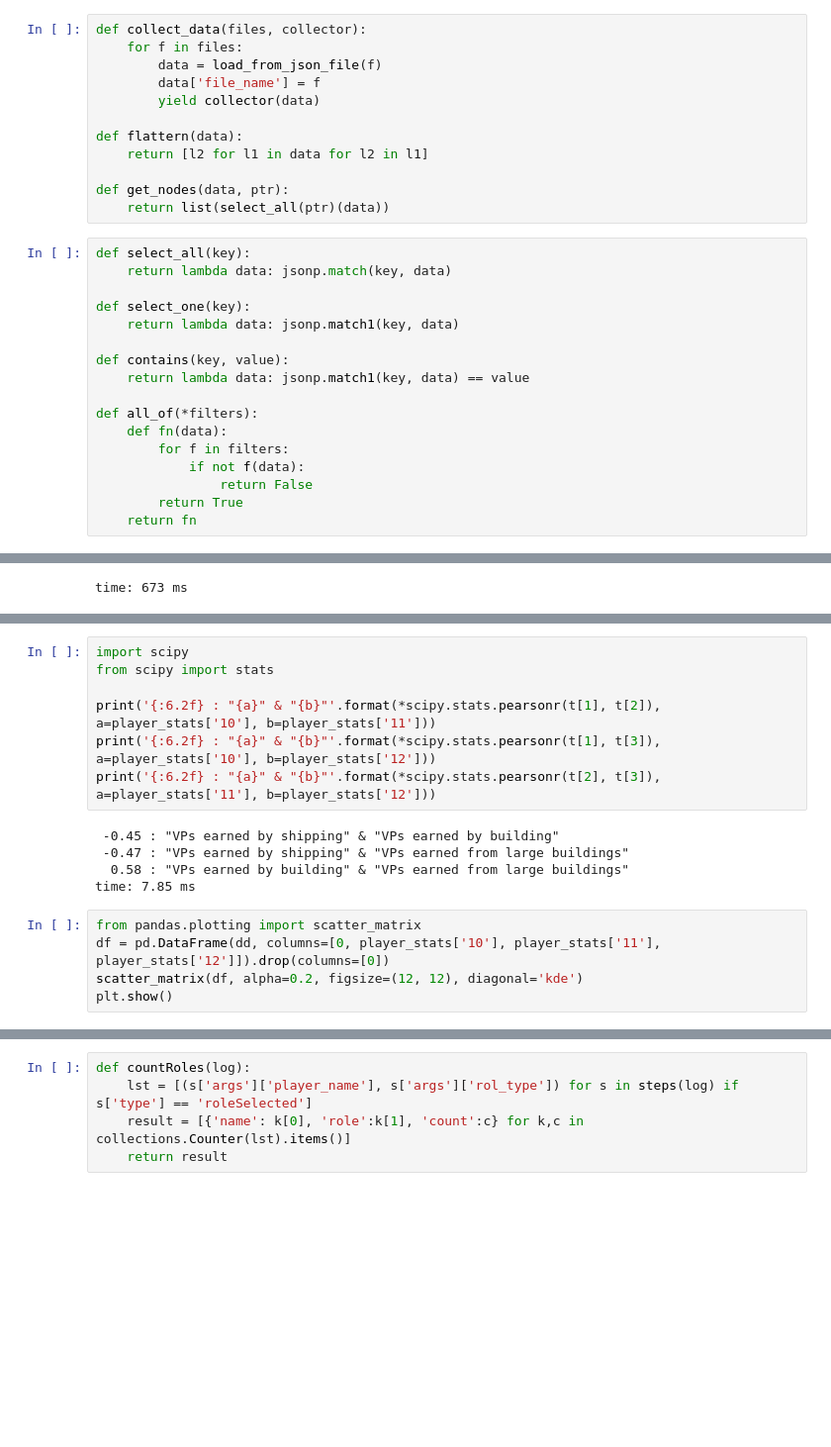
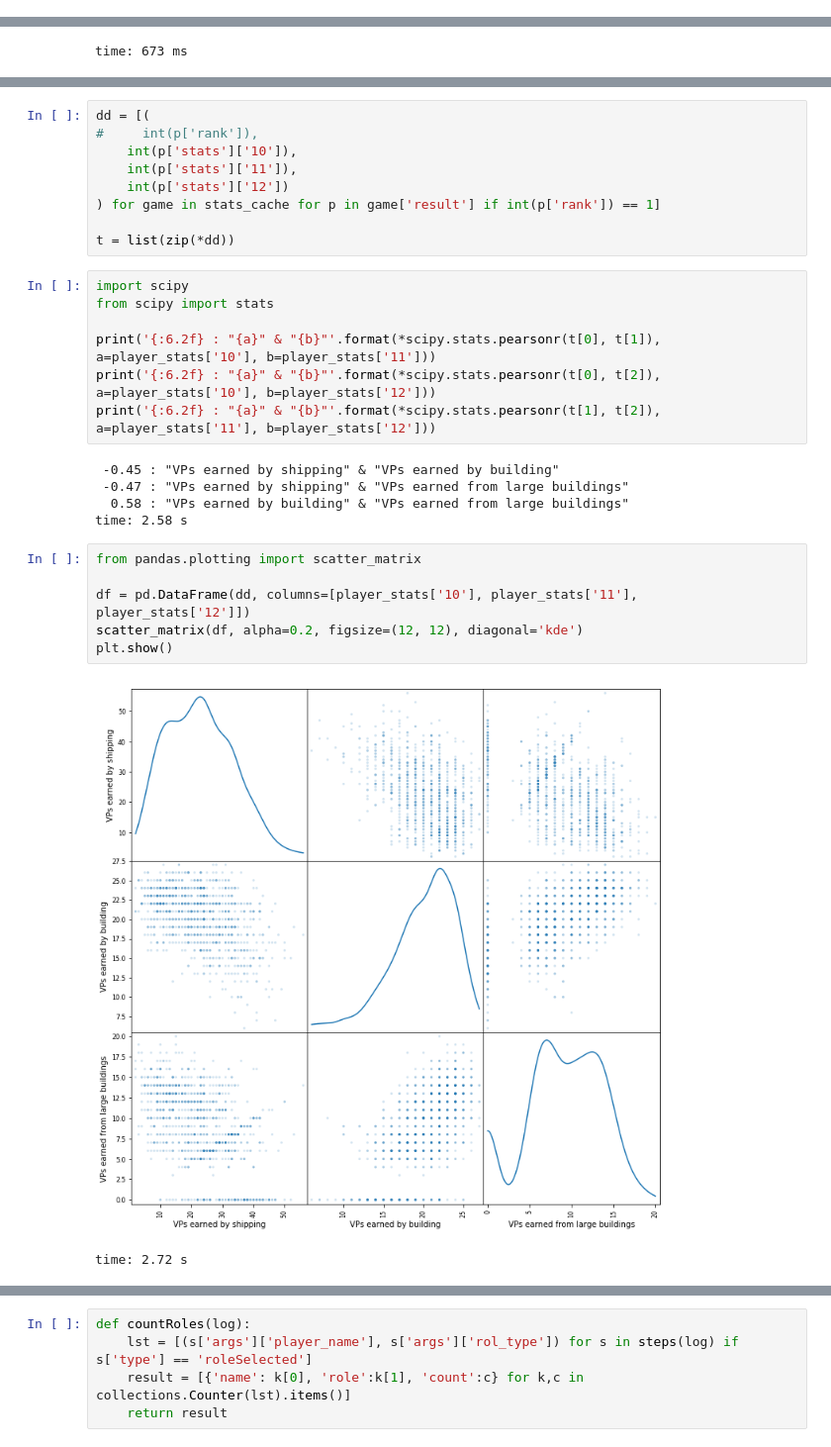
Before and after one commit to xiwix/binder, a Jupyter notebook: bga.puertorico.analyze.ipynb, the cells around one changed output, grey strips where cells are left out. Shown: that part at 99% size. Saved outputs shown, nothing was run; the diff lists cells and outputs as text; blank space fills up the shorter version.

```diff
--- a/bga.puertorico.analyze.ipynb
+++ b/bga.puertorico.analyze.ipynb
@@ -157,29 +17,0 @@ def display_side_by_side(*args):
-# %%
-def collect_data(files, collector):
-    for f in files:
-        data = load_from_json_file(f)
-        data['file_name'] = f
-        yield collector(data)
-
-def flattern(data):
-    return [l2 for l1 in data for l2 in l1]
-
-def get_nodes(data, ptr):
-    return list(select_all(ptr)(data))
-# %%
-def select_all(key):
-    return lambda data: jsonp.match(key, data)
-
-def select_one(key):
-    return lambda data: jsonp.match1(key, data)
-
-def contains(key, value):
-    return lambda data: jsonp.match1(key, data) == value
-
-def all_of(*filters):
-    def fn(data):
-        for f in filters:
-            if not f(data):
-                return False
-        return True
-    return fn
@@ -521,18 +300,31 @@ time: 843 ms
+# %%
+dd = [(
+#     int(p['rank']),
+    int(p['stats']['10']),
+    int(p['stats']['11']),
+    int(p['stats']['12'])
+) for game in stats_cache for p in game['result'] if int(p['rank']) == 1]
+
+t = list(zip(*dd))
 # %%
 import scipy
 from scipy import stats
 
-print('{:6.2f} : "{a}" & "{b}"'.format(*scipy.stats.pearsonr(t[1], t[2]), a=player_stats['10'], b=player_stats['11']))
-print('{:6.2f} : "{a}" & "{b}"'.format(*scipy.stats.pearsonr(t[1], t[3]), a=player_stats['10'], b=player_stats['12']))
-print('{:6.2f} : "{a}" & "{b}"'.format(*scipy.stats.pearsonr(t[2], t[3]), a=player_stats['11'], b=player_stats['12']))
+print('{:6.2f} : "{a}" & "{b}"'.format(*scipy.stats.pearsonr(t[0], t[1]), a=player_stats['10'], b=player_stats['11']))
+print('{:6.2f} : "{a}" & "{b}"'.format(*scipy.stats.pearsonr(t[0], t[2]), a=player_stats['10'], b=player_stats['12']))
+print('{:6.2f} : "{a}" & "{b}"'.format(*scipy.stats.pearsonr(t[1], t[2]), a=player_stats['11'], b=player_stats['12']))
 # %% [output]
  -0.45 : "VPs earned by shipping" & "VPs earned by building"
  -0.47 : "VPs earned by shipping" & "VPs earned from large buildings"
   0.58 : "VPs earned by building" & "VPs earned from large buildings"
-time: 7.85 ms
+time: 2.58 s
 # %%
 from pandas.plotting import scatter_matrix
-df = pd.DataFrame(dd, columns=[0, player_stats['10'], player_stats['11'], player_stats['12']]).drop(columns=[0])
+
+df = pd.DataFrame(dd, columns=[player_stats['10'], player_stats['11'], player_stats['12']])
 scatter_matrix(df, alpha=0.2, figsize=(12, 12), diagonal='kde')
 plt.show()
+# %% [output]
+[figure, added]
+time: 2.72 s
 # %% [markdown]
```
Also changed, not shown: parts of 48 cells of this notebook, 2 other files.
